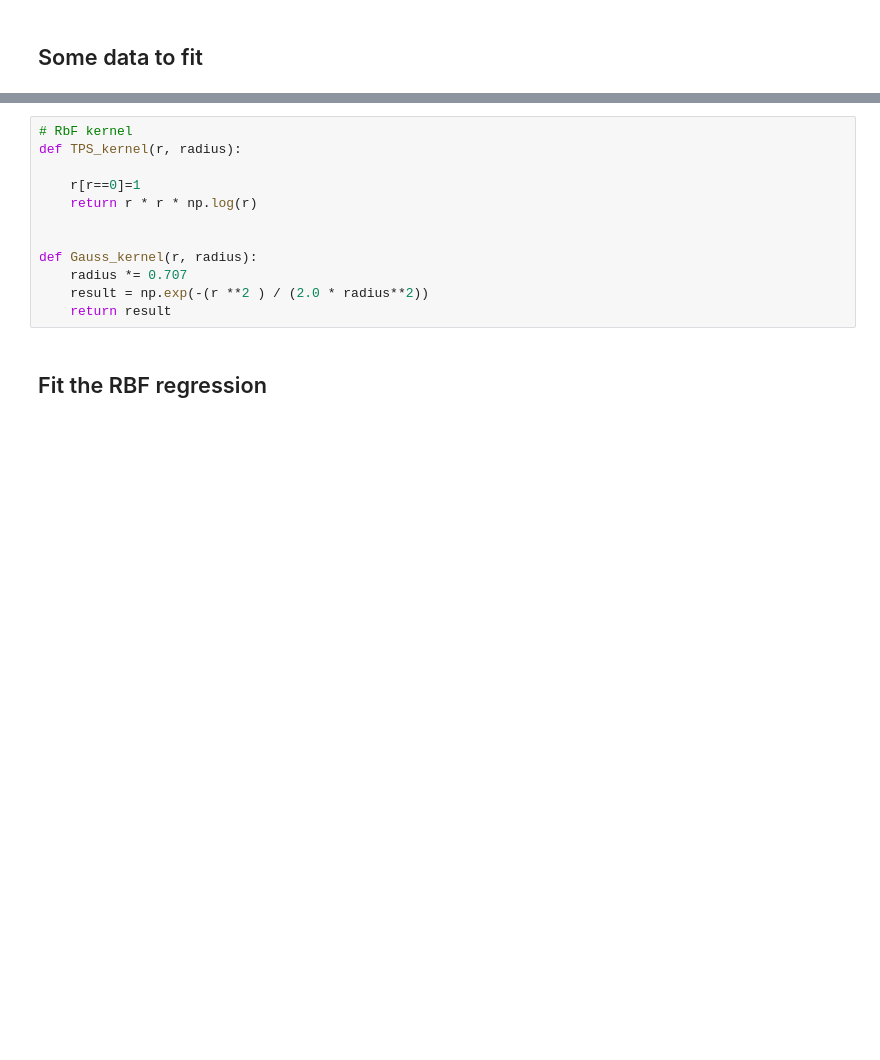
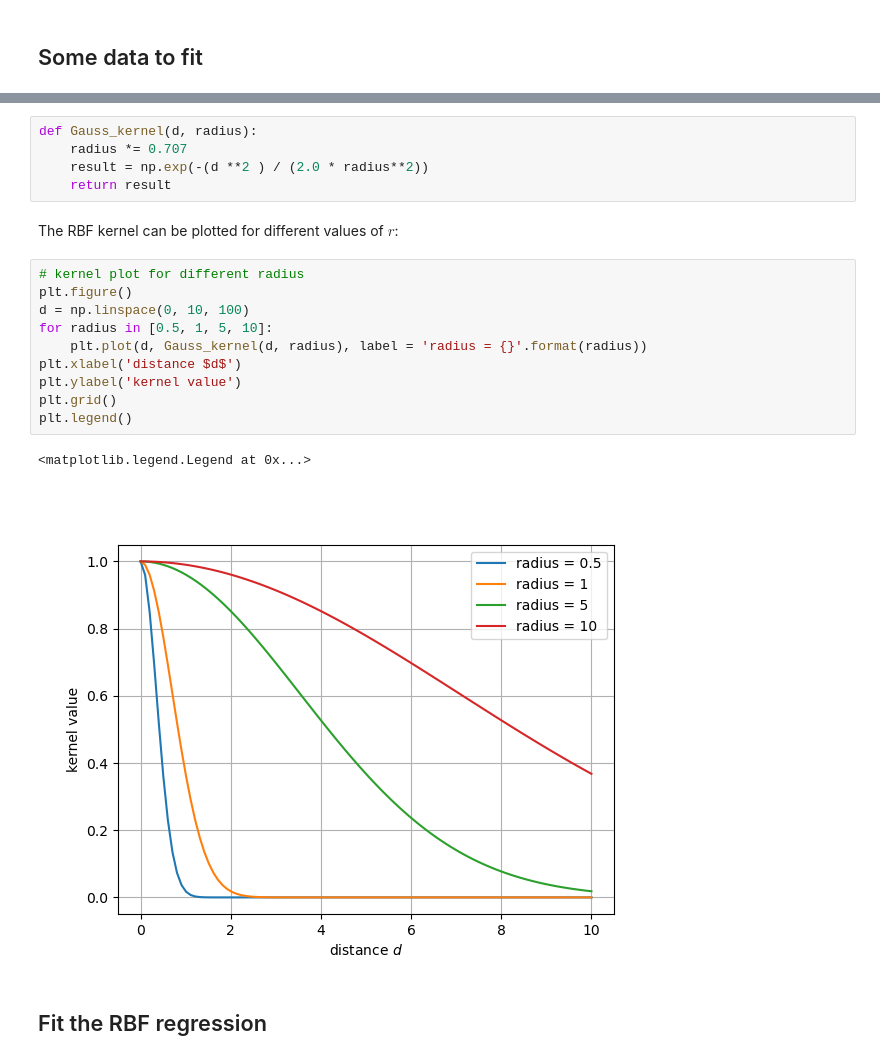
Before and after one commit to EmileRouxSMB/EmileRouxSMB.github.io, a Jupyter notebook: assets/jupyter/RBF-tuto1.ipynb, the cells around one changed output, grey strips where cells are left out. Drawn from its saved outputs; the diff is of its cells as text; blank space fills up the shorter version.

```diff
--- a/assets/jupyter/RBF-tuto1.ipynb
+++ b/assets/jupyter/RBF-tuto1.ipynb
@@ -47,15 +55,23 @@ plt.savefig('Data.png')
 # %%
-# RbF kernel
-def TPS_kernel(r, radius):
-
-    r[r==0]=1
-    return r * r * np.log(r)
-
-
-def Gauss_kernel(r, radius):
+def Gauss_kernel(d, radius):
     radius *= 0.707
-    result = np.exp(-(r **2 ) / (2.0 * radius**2))
+    result = np.exp(-(d **2 ) / (2.0 * radius**2))
     return result
+# %% [markdown]
+The RBF kernel can be plotted for different values of $r$:
+# %%
+# kernel plot for different radius
+plt.figure()
+d = np.linspace(0, 10, 100)
+for radius in [0.5, 1, 5, 10]:
+    plt.plot(d, Gauss_kernel(d, radius), label = 'radius = {}'.format(radius))
+plt.xlabel('distance $d$')
+plt.ylabel('kernel value')
+plt.grid()
+plt.legend()
+# %% [output]
+<matplotlib.legend.Legend at 0x...>
+[figure, added]
 # %% [markdown]
 ## Fit the RBF regression
 # %%
```
Also changed, not shown: parts of 9 cells of this notebook.
